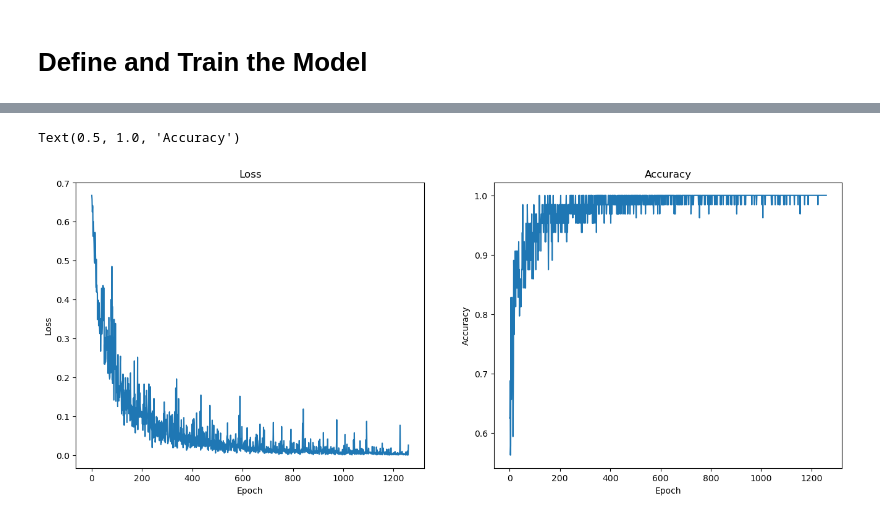
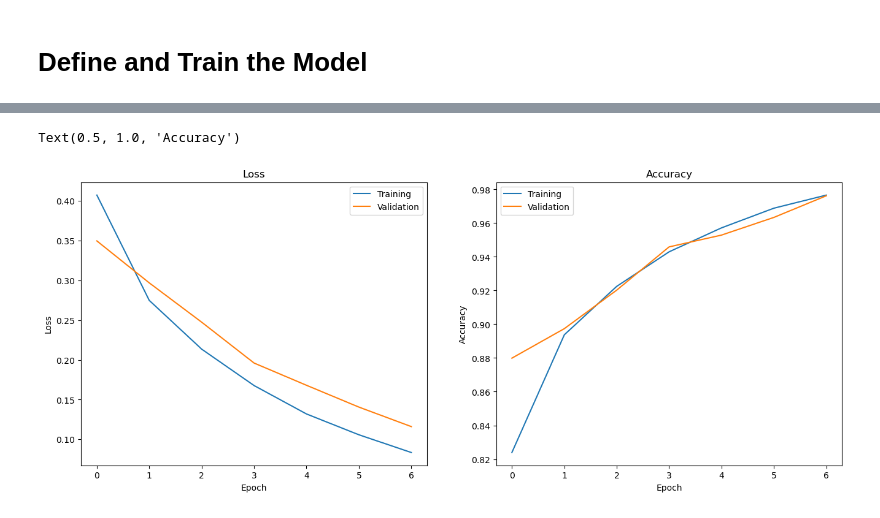
Before and after one commit to Pavel-Pyvovar/ADL-Minicar-Challenge-2023, a Jupyter notebook: mycar/notebooks/StopSignDetector.ipynb, the cells around one changed output, grey strips where cells are left out. Cells and saved outputs as stored; diff of their text form; code cells hidden in the pictures.

```diff
--- a/mycar/notebooks/StopSignDetector.ipynb
+++ b/mycar/notebooks/StopSignDetector.ipynb
@@ -91,0 +104,7 @@ labels = [0]*len(images)
+# %%
+N_IMAGES_HARD = 2500
+hard_images_path = join(data_path_steering_hard, "tub_1_23-01-21", "images")
+hard_track_images = [join(hard_images_path, img) for img in os.listdir(hard_images_path)]
+random.seed(2022)
+images += random.sample(hard_track_images, k=N_IMAGES_HARD)
+labels += [label_without]*N_IMAGES_HARD
@@ -92,6 +119,8 @@ labels = [0]*len(images)
 # %%
 stop_sign_images = []
 for tub in os.listdir(data_path_stop_sign):
+    if tub == ".DS_Store":
+        continue
     images_path = join(data_path_stop_sign, tub, "images")
     for img in os.listdir(images_path):
         stop_sign_images.append(join(images_path, img))
@@ -106,3 +135,11 @@ labels += [label_with] * len(stop_sign_images)
 labels[-10:]
 # %% [output]
 [1, 1, 1, 1, 1, 1, 1, 1, 1, 1]
+# %%
+for dataset_path in [data_path_stop_sign_v2]:
+    for img in os.listdir(join(dataset_path, "with")):
+        images.append(join(dataset_path, "with", img))
+        labels.append(1)
+    for img in os.listdir(join(dataset_path, "without")):
+        images.append(join(dataset_path, "without", img))
+        labels.append(0)
@@ -140,7 +181,7 @@ def reverse_normalization(cv_image_rgb_float32):
     return image
 # %%
 def transforms(cv_image_rgb):
-    return apply_normalization(cv_image_rgb)
+    return apply_normalization(cv_image_rgb[50:, ...])
 
 
 def load_image(image_path):
@@ -295,24 +356,24 @@ Val [5/5, 60/?]: Loss 0.005104648973792791, Accuracy 1.0
 # %%
 plt.figure(figsize=(16, 6))
 
 plt.subplot(1, 2, 1)
 plt.plot(train_loss_history)
-#plt.plot(val_loss_history)
+plt.plot(val_loss_history)
 plt.xlabel('Epoch')
 plt.ylabel('Loss')
-#plt.legend(['Training', 'Validation'])
+plt.legend(['Training', 'Validation'])
 plt.title('Loss')
 
 plt.subplot(1, 2, 2)
 plt.plot(train_accuracy_history)
-#plt.plot(val_accuracy_history)
+plt.plot(val_accuracy_history)
 plt.xlabel('Epoch')
 plt.ylabel('Accuracy')
-#plt.legend(['Training', 'Validation'])
+plt.legend(['Training', 'Validation'])
 plt.title('Accuracy')
 # %% [output]
 Text(0.5, 1.0, 'Accuracy')
-[figure, old version]
+[figure, new version]
 # %%
 # TODO add confusion matrix and choose a threshold using AUC
 # Testing
```
Also changed, not shown: parts of 17 cells of this notebook, 4 other files.
